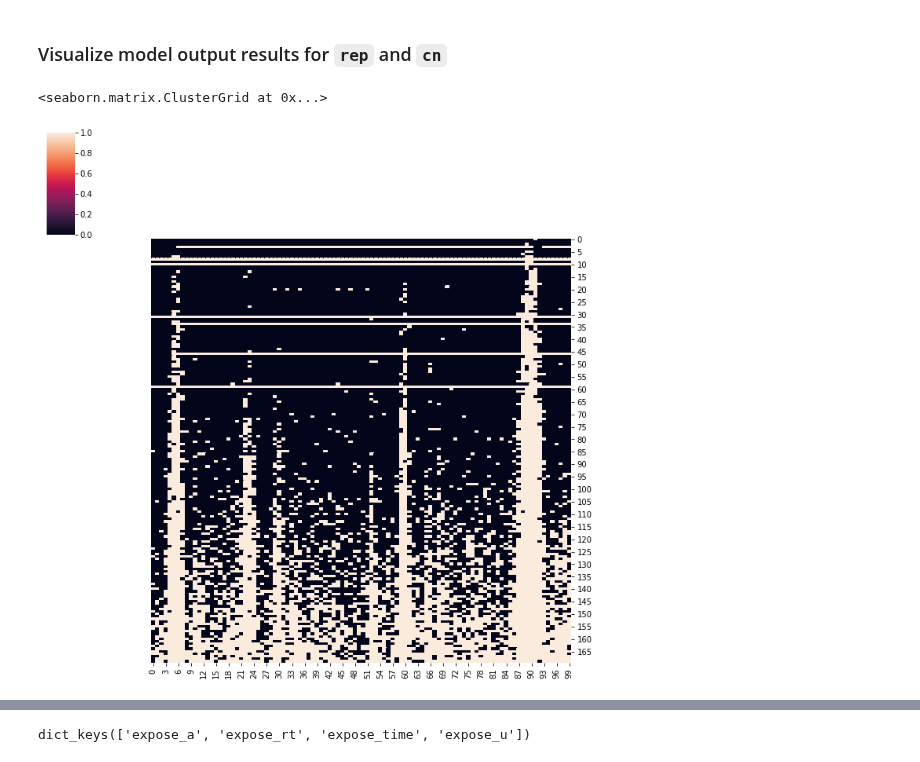
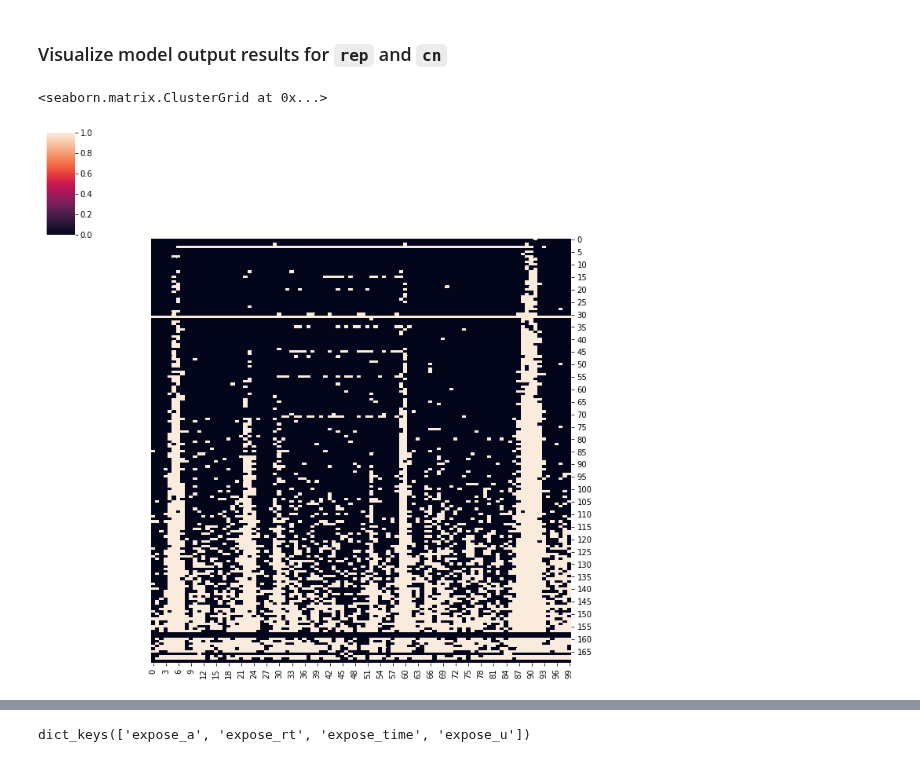
Before and after one commit to shahcompbio/scdna_replication_tools, a Jupyter notebook: notebooks/simulate_s_hmm.ipynb, the cells around one changed output, grey strips where cells are left out. Drawn from its saved outputs; the diff is of its cells as text; code cells hidden in the pictures.

Commit message:
using transition matrix and prior at same time for cn

```diff
--- a/notebooks/simulate_s_hmm.ipynb
+++ b/notebooks/simulate_s_hmm.ipynb
@@ -96,3 +96,11 @@ tensor([[9.9999e-01, 1.0000e-06, 1.0000e-06, 1.0000e-06, 1.0000e-06, 1.0000e-06,
         [1.0000e-06, 1.0000e-06, 1.0000e-06, 1.0000e-06, 1.0000e-06, 1.0000e-06,
          1.0000e-06, 1.0000e-06, 1.0000e-06, 1.0000e-06, 1.0000e-06, 1.0000e-06,
          9.9999e-01]])
+# %%
+weight = 10.
+cn_prior = torch.ones(num_loci, num_cells, num_states)
+for i in range(num_loci):
+    for n in range(num_cells):
+        state = int(cn[i, n].numpy())
+        cn_prior[i, n, state] = weight
+cn_prior[0,0]
@@ -101,7 +111,7 @@ tensor([[9.9999e-01, 1.0000e-06, 1.0000e-06, 1.0000e-06, 1.0000e-06, 1.0000e-06,
 # %%
 
 @config_enumerate
-def model_S(cn0=None, rt0=None, num_cells=None, num_loci=None, data=None, trans_mat=None):
+def model_S(cn0=None, rt0=None, num_cells=None, num_loci=None, data=None, trans_mat=None, cn_prior=None):
     assert (num_cells is None) != (data is None)
 
     if data is not None:
@@ -128,12 +138,6 @@ def model_S(cn0=None, rt0=None, num_cells=None, num_loci=None, data=None, trans_
             # bulk replication timing profile
             rt = pyro.sample('expose_rt', dist.Normal(torch.ones(num_loci)*0.5, 0.1))
 
-    # fix cn as constant when input into model
-    if cn0 is not None:
-        cn_mat = cn0
-    else:
-        cn_mat = torch.zeros(data.shape)
-
     with pyro.plate('num_cells', num_cells):
 
         # per cell replication time
@@ -151,11 +155,13 @@ def model_S(cn0=None, rt0=None, num_cells=None, num_loci=None, data=None, trans_
             # sample copy number states using HMM structure
             if cn0 is None:
                 temp_cn_prob = trans_mat[cn]
+                if cn_prior is not None:
+                    temp_cn_prob = temp_cn_prob * cn_prior[l]
                 cn = pyro.sample("cn_{}".format(l), dist.Categorical(temp_cn_prob),
                                  infer={"enumerate": "parallel"})
             else:
-                cn = cn_mat[l]
-
+                # no need to sample cn when true cn0 is provided to the model
+                cn = cn0[l]
 
             # per cell per bin late or early
             time_diff = time.reshape(-1, num_cells) - rt[l]
@@ -281,6 +287,7 @@ cn = cn.type(torch.float32)
 reads = reads.type(torch.float32)
 reads_norm = reads_norm.type(torch.float32)
 trans_mat = trans_mat.type(torch.float32)
+cn_prior = cn_prior.type(torch.float32)
 rt = rt.type(torch.float32)
 # %%
 
@@ -359,34 +366,34 @@ plt.title('Convergence of SVI');
 # %%
 
 # Plot replicated state
 
-guide_trace = poutine.trace(guide).get_trace(data=reads, trans_mat=trans_mat)
+guide_trace = poutine.trace(guide).get_trace(data=reads_norm, trans_mat=trans_mat, cn_prior=cn_prior)
 trained_model = poutine.replay(conditioned_model, trace=guide_trace)
 
 inferred_model = infer_discrete(
     trained_model, temperature=0,
     first_available_dim=-3)
-trace = poutine.trace(inferred_model).get_trace(data=reads, trans_mat=trans_mat)
+trace = poutine.trace(inferred_model).get_trace(data=reads_norm, trans_mat=trans_mat, cn_prior=cn_prior)
 
 model_rep = torch.zeros(cn.shape)
 model_cn = torch.zeros(cn.shape)
 model_rep_cn = torch.zeros(cn.shape)
 model_reads = torch.zeros(cn.shape)
 for l in range(num_loci):
     temp_rep = trace.nodes['rep_{}'.format(l)]['value']
     temp_cn = trace.nodes['cn_{}'.format(l)]['value']
     temp_rep_cn = temp_cn * (1. + temp_rep)
     temp_reads = trace.nodes['reads_{}'.format(l)]['value']
     model_rep[l] = temp_rep
     model_cn[l] = temp_cn
     model_rep_cn[l] = temp_rep_cn
     model_reads[l] = temp_reads
 
 sns.clustermap(model_rep.numpy().astype(float).T[np.argsort(time), :],
                col_cluster=False, row_cluster=False)
 # %% [output]
 <seaborn.matrix.ClusterGrid at 0x...>
-[figure, old version]
+[figure, new version]
 # %%
 sns.clustermap(model_cn.numpy().astype(float).T[np.argsort(time), :],
                col_cluster=False, row_cluster=False)
```
Also changed, not shown: parts of 22 cells of this notebook.
